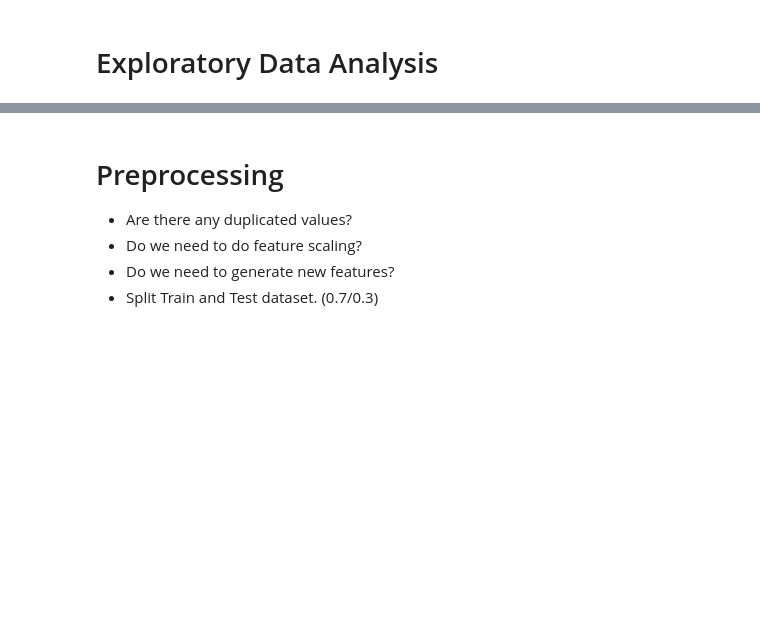
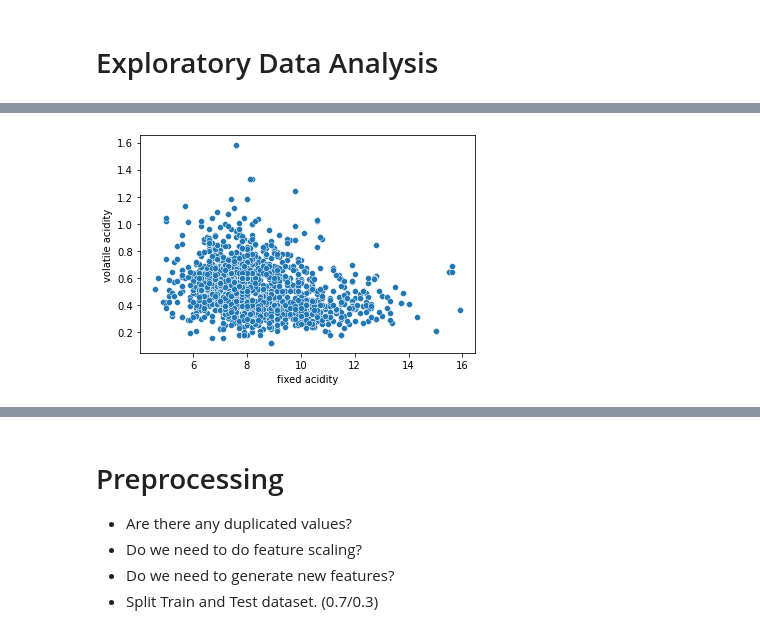
Before and after one commit to fenilmaisuria/GAIH_Student_Repo_Example, a Jupyter notebook: Final Project/Final_Project.ipynb, the cells around one changed output, grey strips where cells are left out. Saved outputs shown, nothing was run; the diff lists cells and outputs as text; code cells hidden in the pictures; blank space fills up the shorter version.

```diff
--- a/Final Project/Final_Project.ipynb
+++ b/Final Project/Final_Project.ipynb
@@ -42,0 +127,4 @@ import matplotlib.pyplot as plt
+# %%
+sns.scatterplot(x=df['fixed acidity'], y=df['volatile acidity']);
+# %% [output]
+[figure, added]
```
Also changed, not shown: parts of 28 cells of this notebook.
